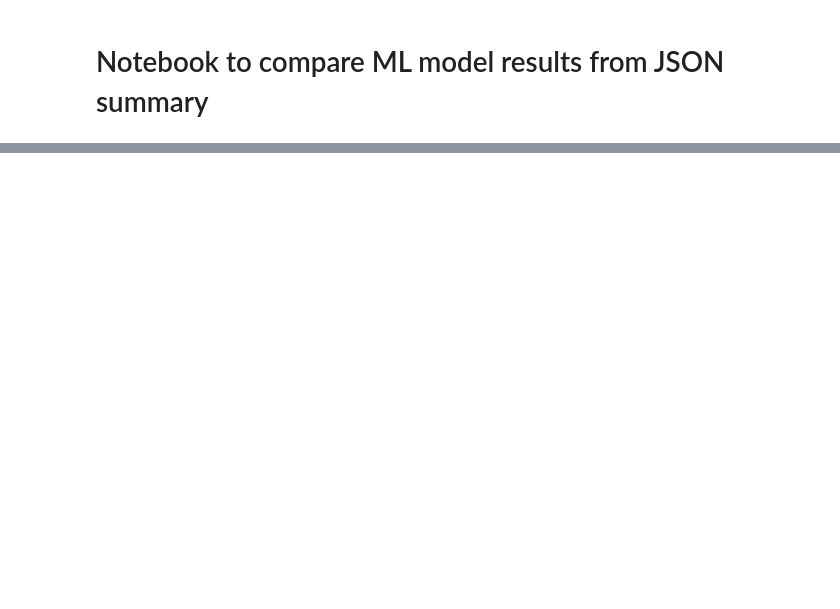
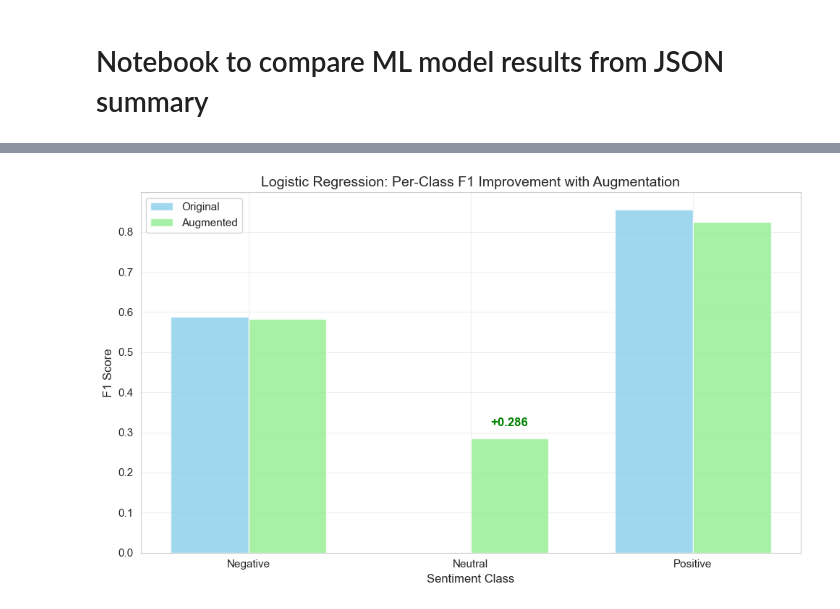
Before and after one commit to eya2105/customer_review_analysis, a Jupyter notebook: models/comparison_notebook.ipynb, the cells around one changed output, grey strips where cells are left out. Cells and saved outputs as stored; diff of their text form; code cells hidden in the pictures; blank space fills up the shorter version.

```diff
--- a/models/comparison_notebook.ipynb
+++ b/models/comparison_notebook.ipynb
@@ -7,7 +8,14 @@ import pandas as pd
 import matplotlib.pyplot as plt
 import seaborn as sns
 # %%
-# For better visuals
 sns.set_style("whitegrid")
-plt.rcParams.update({'figure.figsize': (10, 6), 'font.size': 12})
+plt.rcParams.update({
+    'figure.figsize': (14, 8),
+    'font.size': 12,
+    'axes.titlesize': 14,
+    'axes.labelsize': 12,
+    'xtick.labelsize': 11,
+    'ytick.labelsize': 11,
+    'legend.fontsize': 11
+})
 # %%
@@ -168,0 +231,42 @@ DEFINITELY USE AUGMENTED MODEL
+# %%
+# 4. Improvement visualization for Logistic Regression
+fig, ax = plt.subplots(figsize=(10, 6))
+
+classes = ['Negative', 'Neutral', 'Positive']
+original_scores = [lr_original['per_class_f1']['Négatif'],
+                   lr_original['per_class_f1']['Neutre'],
+                   lr_original['per_class_f1']['Positif']]
+augmented_scores = [lr_augmented['per_class_f1']['Négatif'],
+                    lr_augmented['per_class_f1']['Neutre'],
+                    lr_augmented['per_class_f1']['Positif']]
+
+x = np.arange(len(classes))
+width = 0.35
+
+bars1 = ax.bar(x - width/2, original_scores, width, label='Original', color='skyblue', alpha=0.8)
+bars2 = ax.bar(x + width/2, augmented_scores, width, label='Augmented', color='lightgreen', alpha=0.8)
+
+ax.set_xlabel('Sentiment Class')
+ax.set_ylabel('F1 Score')
+ax.set_title('Logistic Regression: Per-Class F1 Improvement with Augmentation')
+ax.set_xticks(x)
+ax.set_xticklabels(classes)
+ax.legend()
+ax.grid(True, alpha=0.3)
+
+# Add value labels and improvement arrows
+for i, (orig, aug) in enumerate(zip(original_scores, augmented_scores)):
+    improvement = aug - orig
+    if improvement > 0:
+        ax.annotate(f'+{improvement:.3f}',
+                    xy=(i + width/2, max(orig, aug)),
+                    xytext=(0, 10),
+                    textcoords="offset points",
+                    ha='center', va='bottom',
+                    color='green',
+                    fontweight='bold')
+
+plt.tight_layout()
+plt.show()
+# %% [output]
+[figure, added]
```
Also changed, not shown: parts of 12 cells of this notebook, 2 other files.
